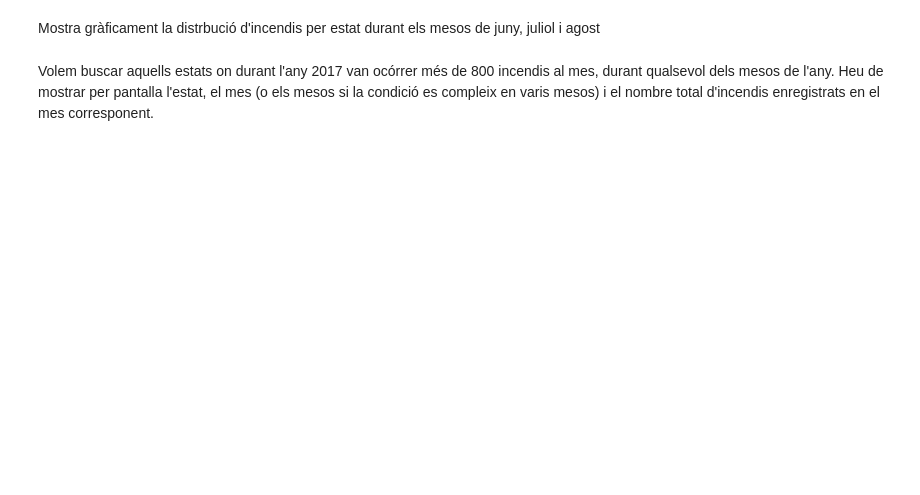
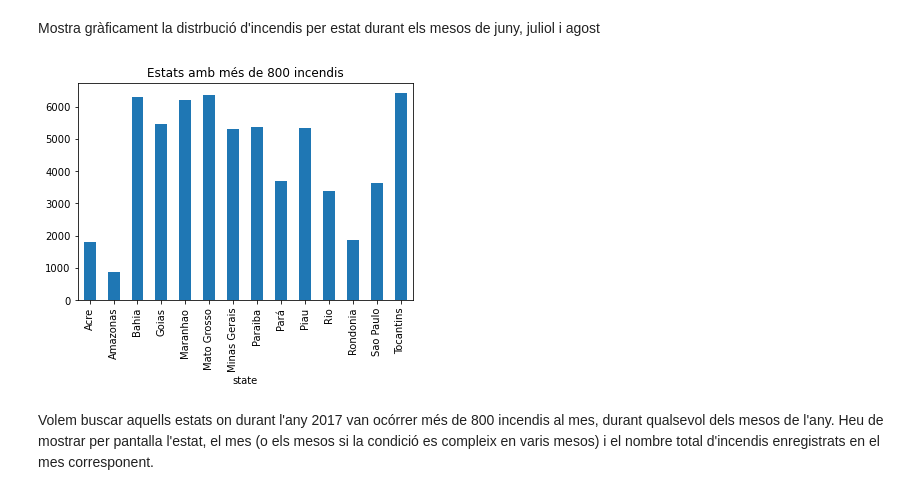
Before and after one commit to gcfp/M03, a Jupyter notebook: actividad-pandas/Alumnes_Llibreries_científiques_en_Python_pandas_.ipynb, the cells around one changed output. Cells and saved outputs as stored; diff of their text form; code cells hidden in the pictures; blank space fills up the shorter version.

```diff
--- a/actividad-pandas/Alumnes_Llibreries_científiques_en_Python_pandas_.ipynb
+++ b/actividad-pandas/Alumnes_Llibreries_científiques_en_Python_pandas_.ipynb
@@ -119,4 +160,11 @@ Mostreu els estats de Brasil on van enregistrar més de 800 incendis al mes, com
 # %% [markdown]
 Mostra  gràficament la distrbució d'incendis per estat durant els mesos de juny, juliol i agost
+# %%
+incendisEstat = incendisEstat.groupby('state')['number'].sum()
+incendisEstat.plot(kind='bar')
+plt.title("Estats amb més de 800 incendis")
+plt.show()
+# %% [output]
+[figure, added]
 # %% [markdown]
 Volem buscar aquells estats on durant l'any 2017 van ocórrer més de 800 incendis al mes, durant qualsevol dels mesos de l'any. Heu de mostrar per pantalla l'estat, el mes (o els mesos si la condició es compleix en varis mesos) i el nombre total d'incendis enregistrats en el mes corresponent.
```
Also changed, not shown: parts of 8 cells of this notebook.
